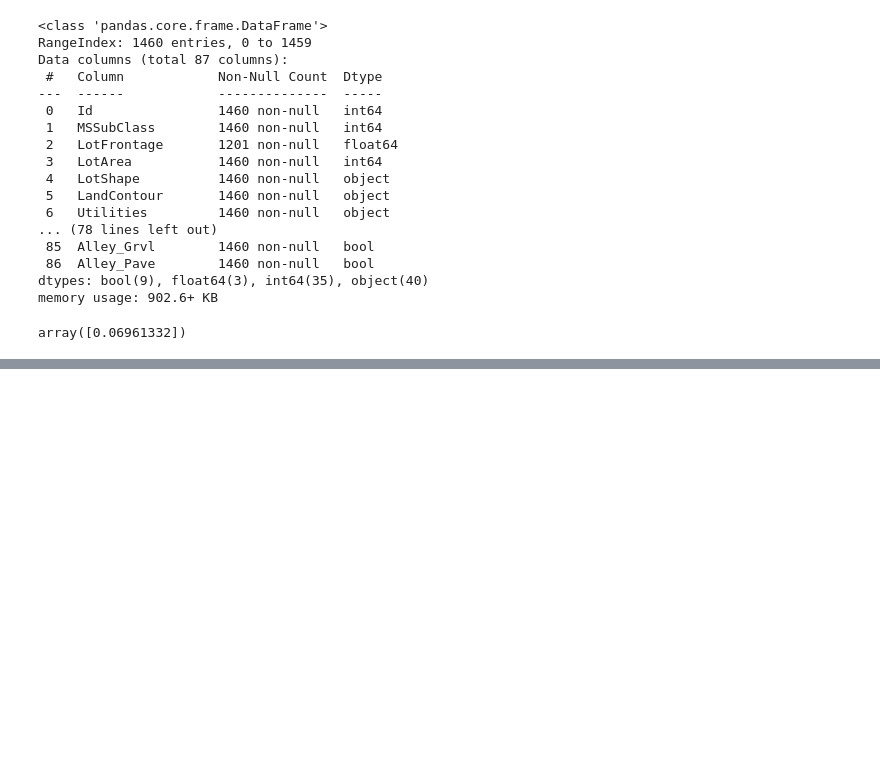
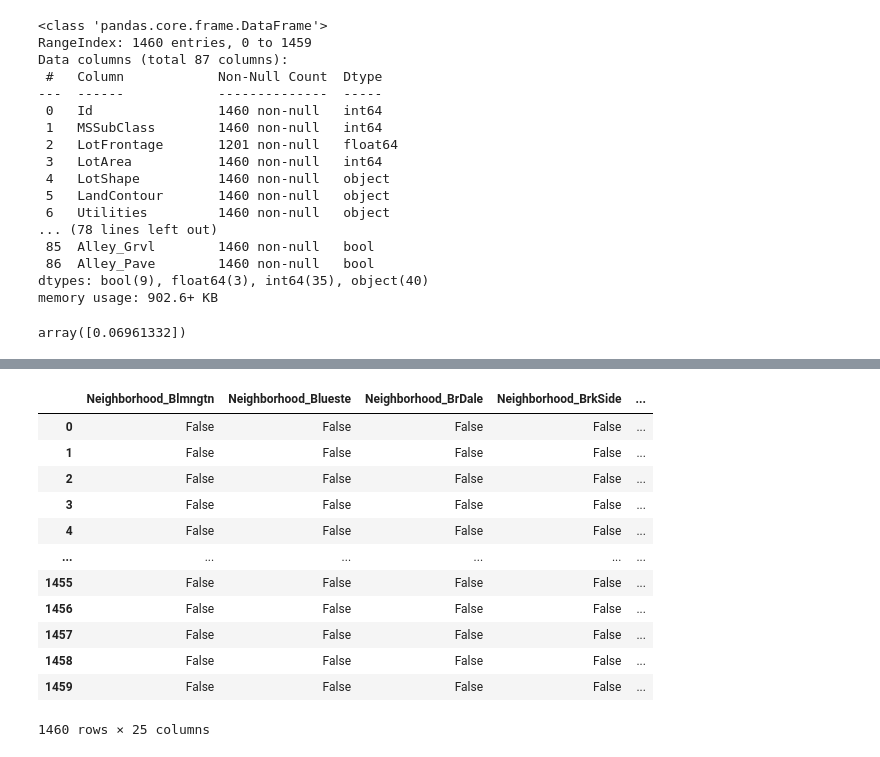
Before and after one commit to M-GibbonsGH/0125LinReg, a Jupyter notebook: 2701_Explore.ipynb, the cells around one changed output, grey strips where cells are left out. Saved outputs shown, nothing was run; the diff lists cells and outputs as text; code cells hidden in the pictures; blank space fills up the shorter version.

```diff
--- a/2701_Explore.ipynb
+++ b/2701_Explore.ipynb
@@ -158,0 +171,4 @@ array([0.06961332])
+# %%
+# Don't think there is a need to scale one-hot encoded features for LinReg.
+df_onehot = pd.get_dummies(df_onehot, columns=["Neighborhood"])
+df_onehot
@@ -158,0 +189,16 @@ array([0.06961332])
+# %%
+df_onehot[df_onehot.columns[df_onehot.columns.str.startswith("Neighborhood")]]
+# %% [output]
+|  | Neighborhood_Blmngtn | Neighborhood_Blueste | Neighborhood_BrDale | Neighborhood_BrkSide | ... |
+| 0 | False | False | False | False | ... |
+| 1 | False | False | False | False | ... |
+| 2 | False | False | False | False | ... |
+| 3 | False | False | False | False | ... |
+| 4 | False | False | False | False | ... |
+| ... | ... | ... | ... | ... | ... |
+| 1455 | False | False | False | False | ... |
+| 1456 | False | False | False | False | ... |
+| 1457 | False | False | False | False | ... |
+| 1458 | False | False | False | False | ... |
+| 1459 | False | False | False | False | ... |
+1460 rows × 25 columns
```
Also changed, not shown: parts of 10 cells of this notebook.
